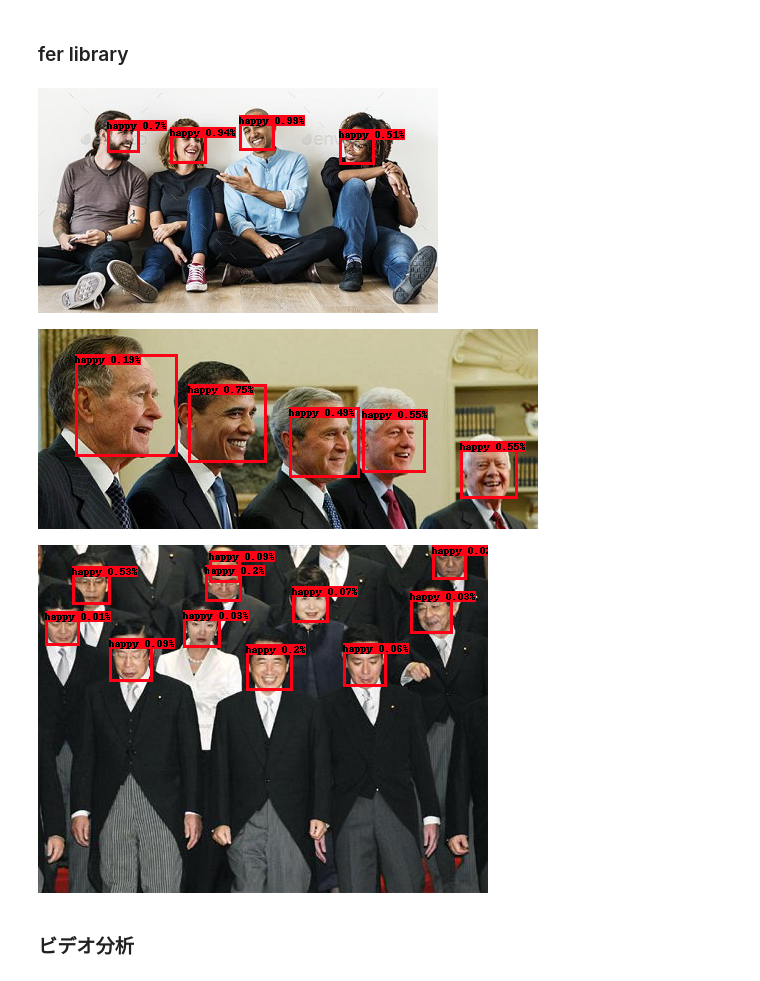
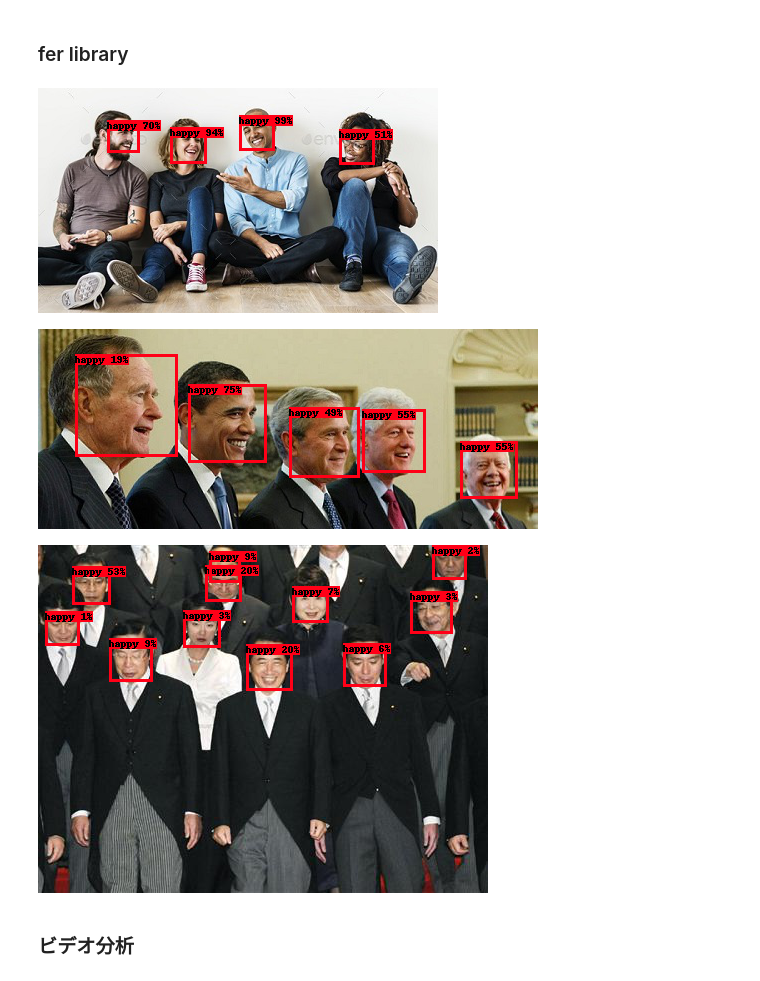
Before and after one commit to TomeHirata/detect-laugh, a Jupyter notebook: laugh.ipynb, the cells around one changed output. Cells and saved outputs as stored; diff of their text form; code cells hidden in the pictures.

Commit message:
feat: add plot

```diff
--- a/laugh.ipynb
+++ b/laugh.ipynb
@@ -56,45 +60,45 @@ def draw_boxes(img):
     cmap = plt.cm.get_cmap("hsv",  1)
 
     # フォントを作成する。
     fontsize = max(15, int(0.03 * min(img.size)))
     font = ImageFont.load_default()
 
     for bbox in detection:
         # 色を取得する。
         color = cmap(0, bytes=True)
 
         # ラベル
-        caption = f"happy {bbox['emotions']['happy']}%"
+        caption = f"happy {round(bbox['emotions']['happy']*100)}%"
         top, left, bottom, right = bbox['box']
 
         # 矩形を描画する。
         draw.rectangle(
             (top, left, top+bottom, right+left), outline=color, width=3
         )
 
         # ラベルを描画する。
         text_h, text_w = draw.textsize(caption, font=font)
         text_x2 = left + text_w - 1
         text_y2 = top + text_h - 1
 
         draw.rectangle((top, left, text_y2, text_x2), fill=color)
         draw.text((top, left), caption, fill="black", font=font)
 
     return img
 img = plt.imread("face.jpeg")
 draw_boxes(img)
 # %% [output]
-[figure, old version]
+[figure, new version]
 # %%
 img = plt.imread("face2.jpeg")
 draw_boxes(img)
 # %% [output]
-[figure, old version]
+[figure, new version]
 # %%
 img = plt.imread("face3.jpeg")
 draw_boxes(img)
 # %% [output]
-[figure, old version]
+[figure, new version]
 # %% [markdown]
 ### ビデオ分析
 # %%
```
Also changed, not shown: parts of 3 cells of this notebook.
